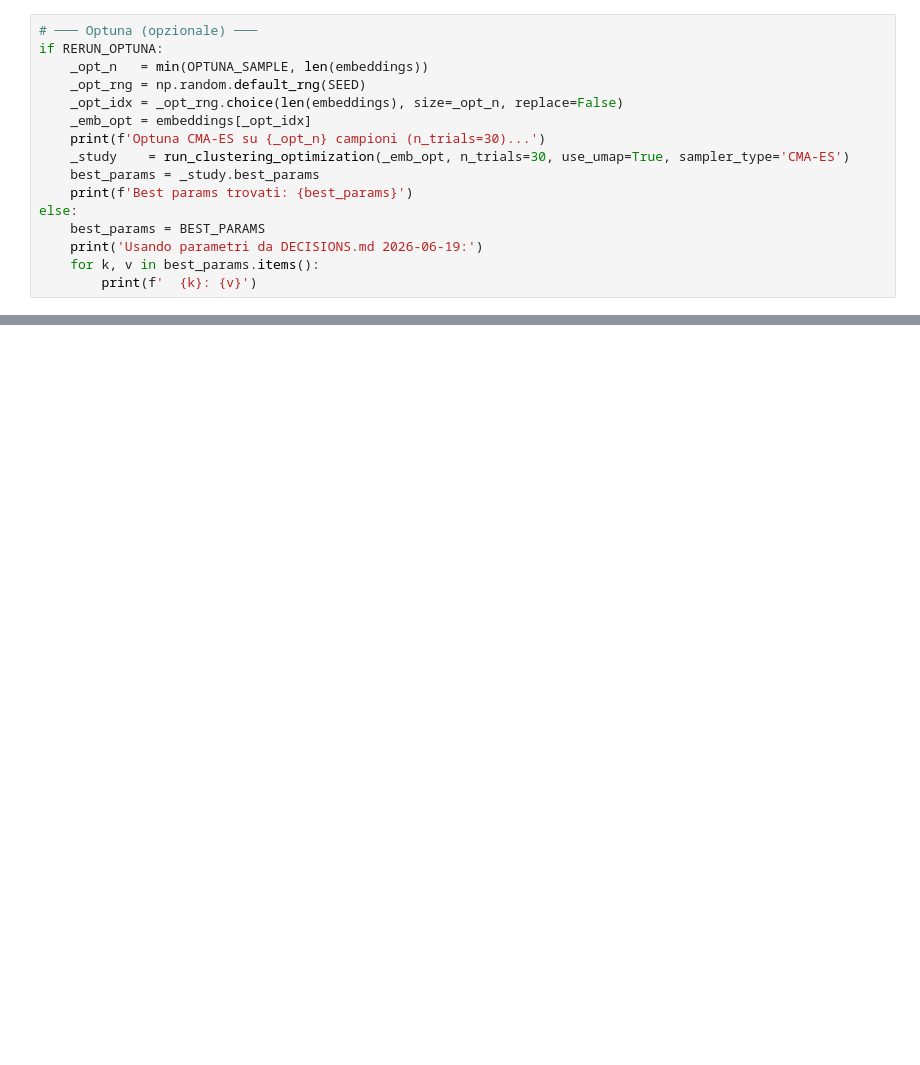
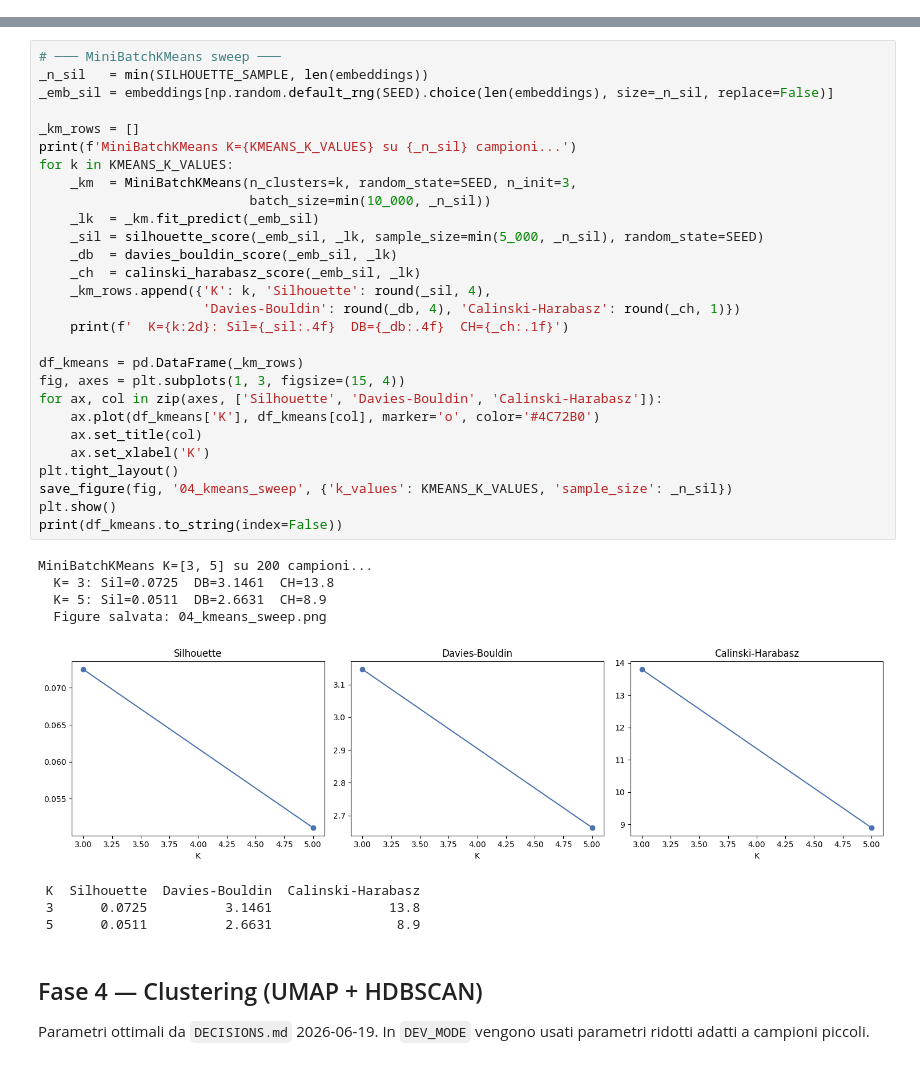
Before and after one commit to jose-sgariglia/pizza-cluster, a Jupyter notebook: src/notebooks/full_pipeline_orchestration.ipynb, the cells around one changed output, grey strips where cells are left out. Cells and saved outputs as stored; diff of their text form; blank space fills up the shorter version.

```diff
--- a/src/notebooks/full_pipeline_orchestration.ipynb
+++ b/src/notebooks/full_pipeline_orchestration.ipynb
@@ -419,16 +0,0 @@ Strategia di scala: UMAP + HDBSCAN girano sull'intero dataset. Optuna (se `RERUN
-# %%
-# ─── Optuna (opzionale) ───
-if RERUN_OPTUNA:
-    _opt_n   = min(OPTUNA_SAMPLE, len(embeddings))
-    _opt_rng = np.random.default_rng(SEED)
-    _opt_idx = _opt_rng.choice(len(embeddings), size=_opt_n, replace=False)
-    _emb_opt = embeddings[_opt_idx]
-    print(f'Optuna CMA-ES su {_opt_n} campioni (n_trials=30)...')
-    _study    = run_clustering_optimization(_emb_opt, n_trials=30, use_umap=True, sampler_type='CMA-ES')
-    best_params = _study.best_params
-    print(f'Best params trovati: {best_params}')
-else:
-    best_params = BEST_PARAMS
-    print('Usando parametri da DECISIONS.md 2026-06-19:')
-    for k, v in best_params.items():
-        print(f'  {k}: {v}')
@@ -733,0 +510,41 @@ Output: `data/validation/all_label.md` + `data/validation/_{{id}}/mail.md` + `la
+# %%
+# ─── MiniBatchKMeans sweep ───
+_n_sil   = min(SILHOUETTE_SAMPLE, len(embeddings))
+_emb_sil = embeddings[np.random.default_rng(SEED).choice(len(embeddings), size=_n_sil, replace=False)]
+
+_km_rows = []
+print(f'MiniBatchKMeans K={KMEANS_K_VALUES} su {_n_sil} campioni...')
+for k in KMEANS_K_VALUES:
+    _km  = MiniBatchKMeans(n_clusters=k, random_state=SEED, n_init=3,
+                           batch_size=min(10_000, _n_sil))
+    _lk  = _km.fit_predict(_emb_sil)
+    _sil = silhouette_score(_emb_sil, _lk, sample_size=min(5_000, _n_sil), random_state=SEED)
+    _db  = davies_bouldin_score(_emb_sil, _lk)
+    _ch  = calinski_harabasz_score(_emb_sil, _lk)
+    _km_rows.append({'K': k, 'Silhouette': round(_sil, 4),
+                     'Davies-Bouldin': round(_db, 4), 'Calinski-Harabasz': round(_ch, 1)})
+    print(f'  K={k:2d}: Sil={_sil:.4f}  DB={_db:.4f}  CH={_ch:.1f}')
+
+df_kmeans = pd.DataFrame(_km_rows)
+fig, axes = plt.subplots(1, 3, figsize=(15, 4))
+for ax, col in zip(axes, ['Silhouette', 'Davies-Bouldin', 'Calinski-Harabasz']):
+    ax.plot(df_kmeans['K'], df_kmeans[col], marker='o', color='#4C72B0')
+    ax.set_title(col)
+    ax.set_xlabel('K')
+plt.tight_layout()
+save_figure(fig, '04_kmeans_sweep', {'k_values': KMEANS_K_VALUES, 'sample_size': _n_sil})
+plt.show()
+print(df_kmeans.to_string(index=False))
+# %% [output]
+MiniBatchKMeans K=[3, 5] su 200 campioni...
+  K= 3: Sil=0.0725  DB=3.1461  CH=13.8
+  K= 5: Sil=0.0511  DB=2.6631  CH=8.9
+  Figure salvata: 04_kmeans_sweep.png
+[figure, added]
+ K  Silhouette  Davies-Bouldin  Calinski-Harabasz
+ 3      0.0725          3.1461               13.8
+ 5      0.0511          2.6631                8.9
+# %% [markdown]
+## Fase 4 — Clustering (UMAP + HDBSCAN)
+
+Parametri ottimali da `DECISIONS.md` 2026-06-19. In `DEV_MODE` vengono usati parametri ridotti adatti a campioni piccoli.
```
Also changed, not shown: parts of 57 cells of this notebook, 2 other files.
